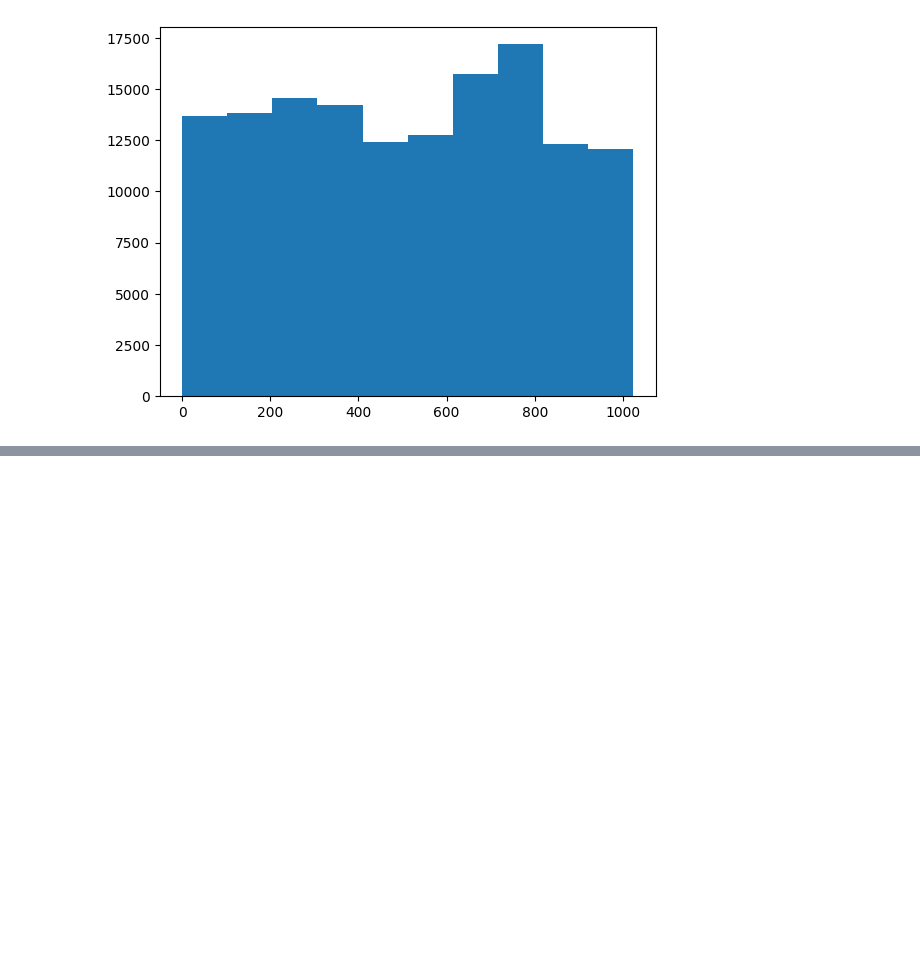
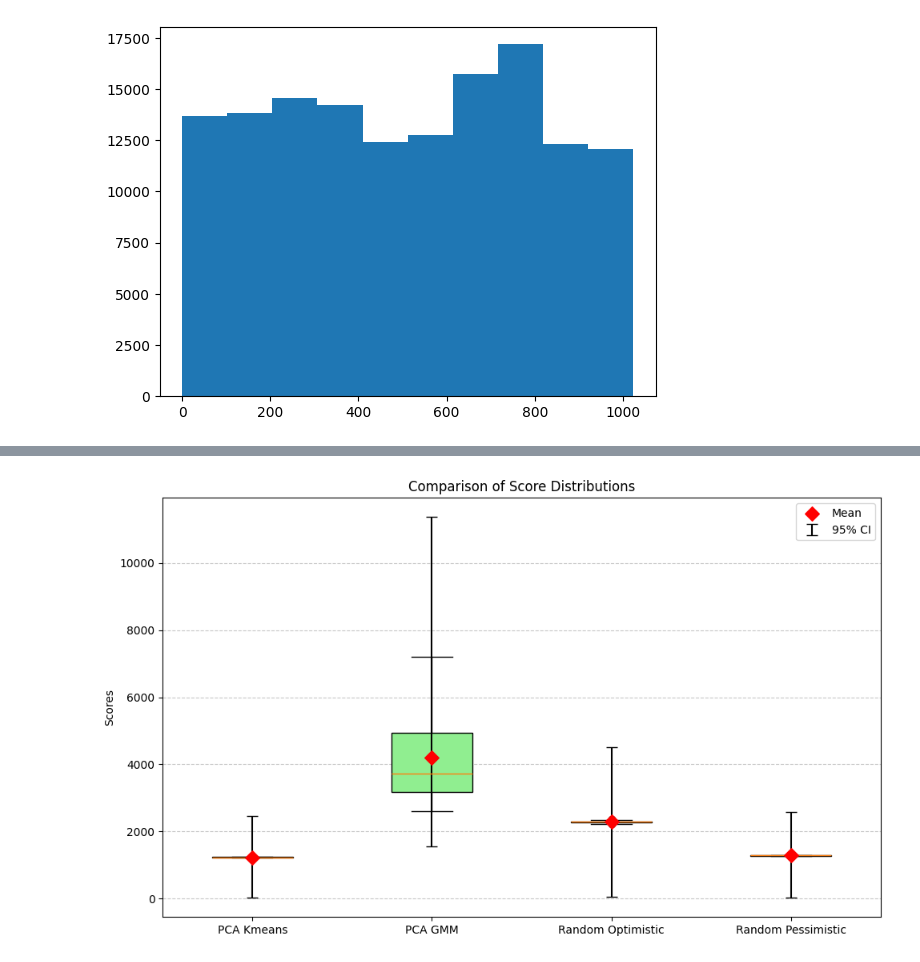
Before and after one commit to sc4224/flywrite, a Jupyter notebook: cluster_similarity_test.ipynb, the cells around one changed output, grey strips where cells are left out. Cells and saved outputs as stored; diff of their text form; code cells hidden in the pictures; blank space fills up the shorter version.

```diff
--- a/cluster_similarity_test.ipynb
+++ b/cluster_similarity_test.ipynb
@@ -149,0 +337,41 @@ plot.show()
+# %%
+means = [np.mean(scores), np.mean(scores_vmog), np.mean(scores_optimistic), np.mean(scores_pessimistic)]
+
+# Create the figure and axes
+fig, ax = plt.subplots(figsize=(10, 6))
+
+# Create boxplots
+data = [scores, scores_vmog, scores_optimistic, scores_pessimistic]
+box = ax.boxplot(data, patch_artist=True, positions=[1, 2, 3, 4])
+
+# Customize boxplot colors
+colors = ['lightblue', 'lightgreen', 'lightsalmon', 'lavender']
+for patch, color in zip(box['boxes'], colors):
+    patch.set_facecolor(color)
+
+# Add means as diamond markers
+ax.scatter([1, 2, 3, 4], means, marker='D', color='red', s=80, zorder=3, label='Mean')
+
+# Add credible intervals as error bars
+ax.errorbar([1, 2, 3, 4], means, yerr=[
+                [lower, lower_vmog, lower_optimistic, lower_pessimistic],
+                [upper, upper_vmog, lower_optimistic, upper_pessimistic]
+            ], fmt='none', color='black', capsize=5, label='95% CI')
+
+# Add labels and title
+ax.set_ylabel('Scores')
+ax.set_title('Comparison of Score Distributions')
+ax.set_xticks([1, 2, 3, 4])
+ax.set_xticklabels(['PCA Kmeans', 'PCA GMM', 'Random Optimistic', 'Random Pessimistic'])
+
+# Add grid lines
+ax.yaxis.grid(True, linestyle='--', alpha=0.7)
+
+# Add legend
+ax.legend()
+
+# Show the plot
+plt.tight_layout()
+plt.show()
+# %% [output]
+[figure, added]
```
Also changed, not shown: parts of 13 cells of this notebook, 6 other files.
